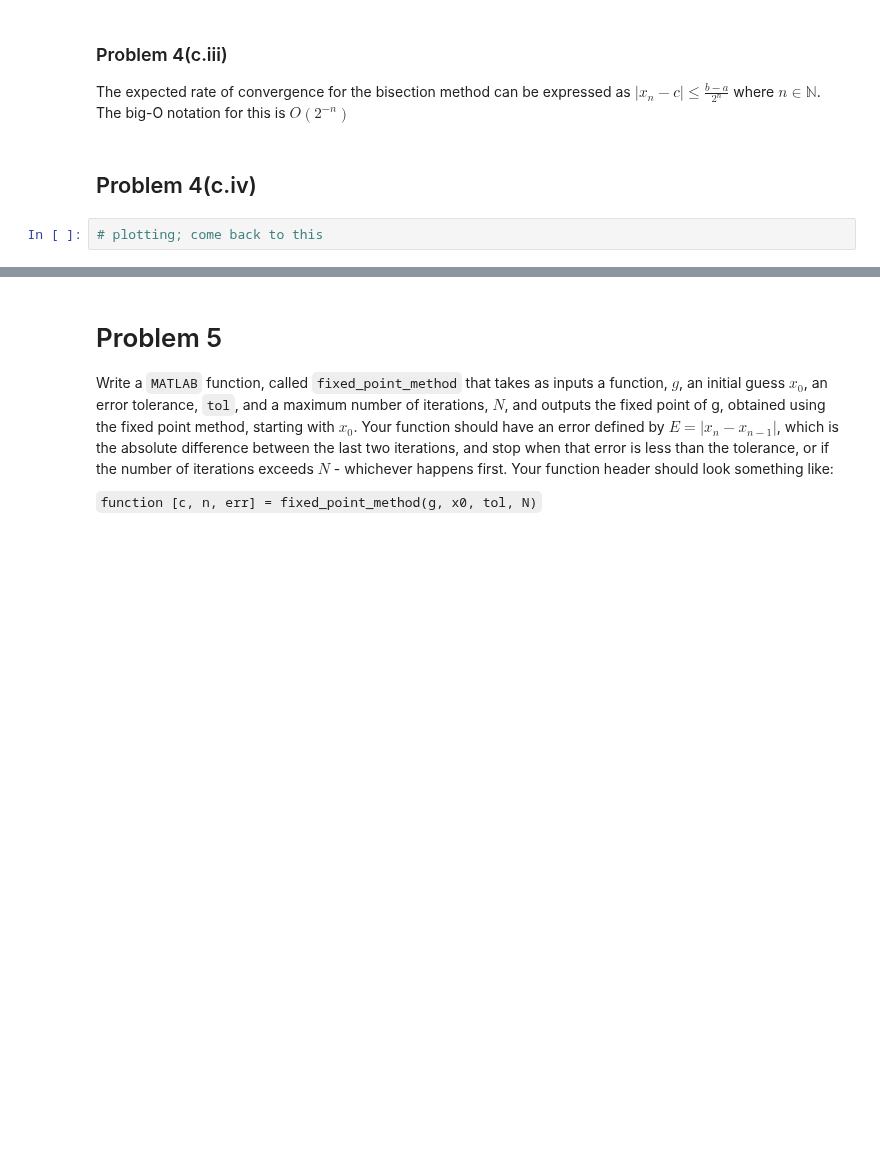
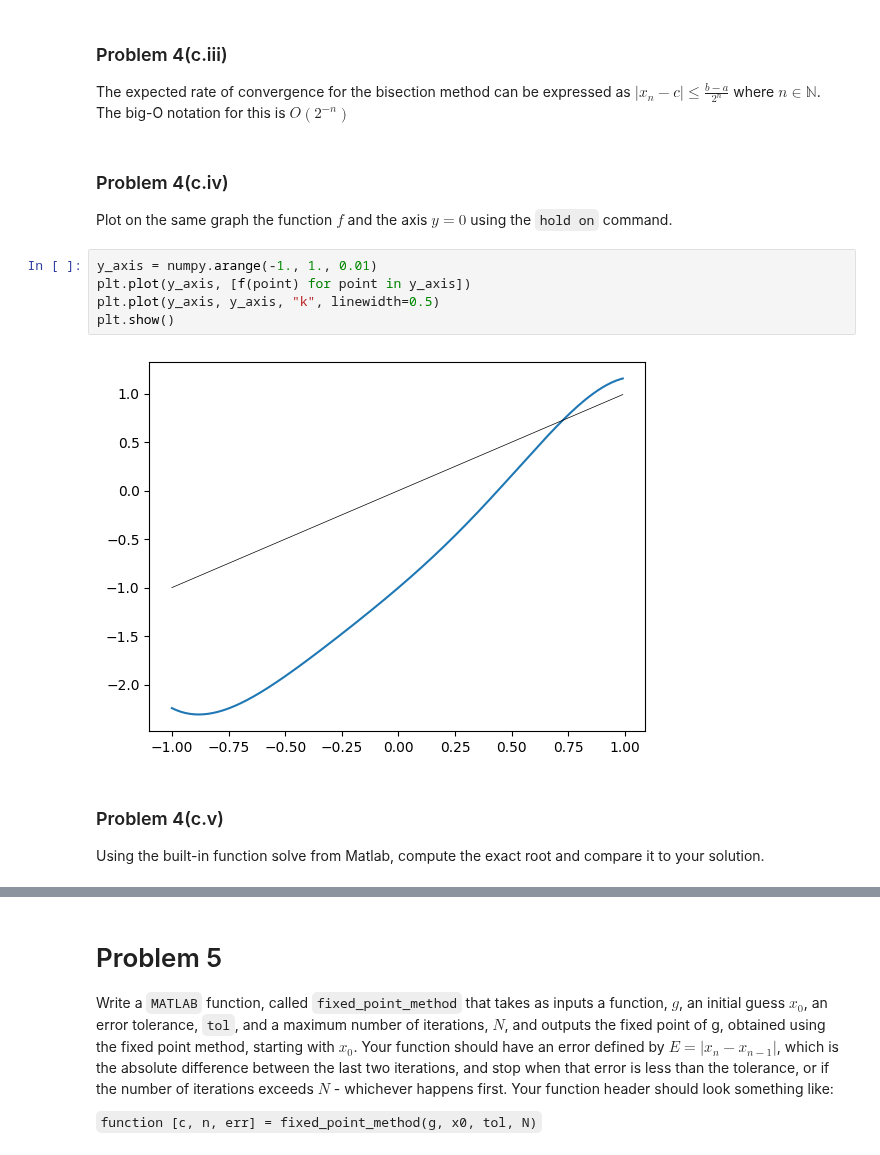
Before and after one commit to BlackHat-Magic/Math-131-HW2, a Jupyter notebook: main.ipynb, the cells around one changed output, grey strips where cells are left out. Cells and saved outputs as stored; diff of their text form; blank space fills up the shorter version.

```diff
--- a/main.ipynb
+++ b/main.ipynb
@@ -93,6 +99,17 @@ This is approximately equivalent to $7.6294 \times 10^{-6}$
 
 The expected rate of convergence for the bisection method can be expressed as $|x_n - c| \leq \frac{b - a}{2^n}$ where $n \in \mathbb{N}$. The big-O notation for this is $O(2^{-n})$
 # %% [markdown]
-## Problem 4(c.iv)
+### Problem 4(c.iv)
+
+Plot on the same graph the function $f$ and the axis $y = 0$ using the `hold on` command.
 # %%
-# plotting; come back to this
+y_axis = numpy.arange(-1., 1., 0.01)
+plt.plot(y_axis, [f(point) for point in y_axis])
+plt.plot(y_axis, y_axis, "k", linewidth=0.5)
+plt.show()
+# %% [output]
+[figure, added]
+# %% [markdown]
+### Problem 4(c.v)
+
+Using the built-in function solve from Matlab, compute the exact root and compare it to your solution.
```
Also changed, not shown: parts of 15 cells of this notebook, 1 other file.
